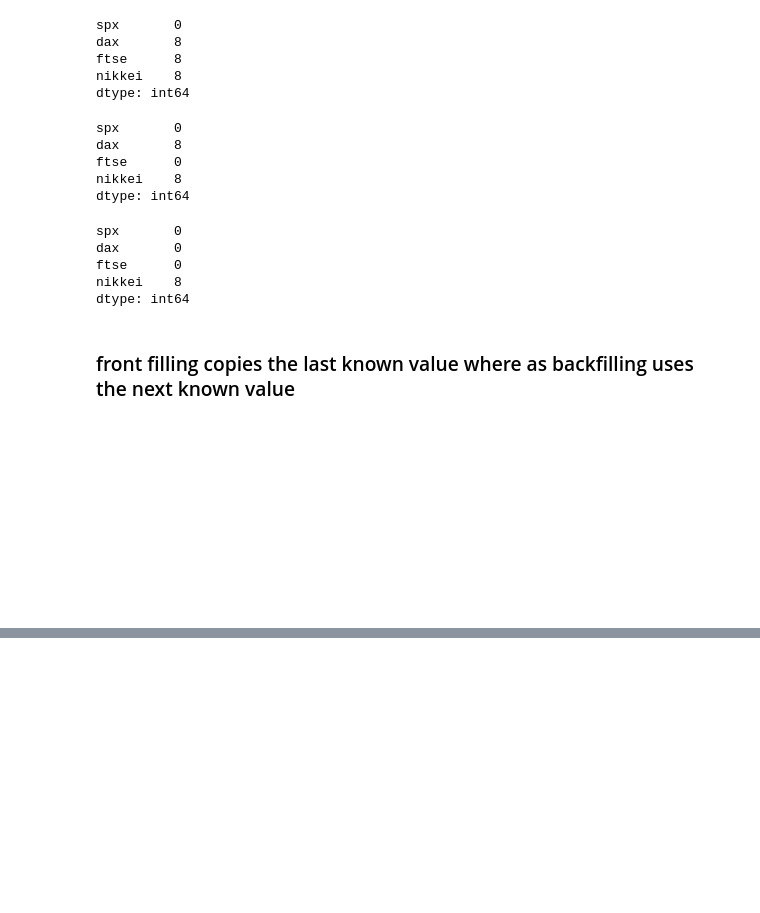
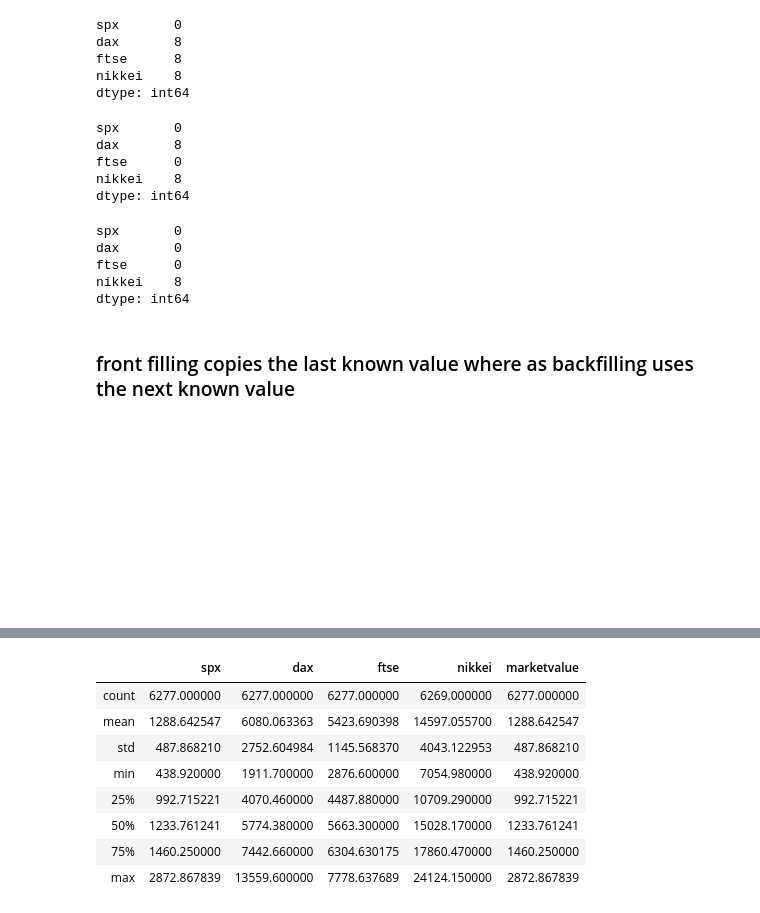
Before and after one commit to vishaldubey180/time-series-analysis-with-python, a Jupyter notebook: Creating a time series objects in python.ipynb, the cells around one changed output, grey strips where cells are left out. Drawn from its saved outputs; the diff is of its cells as text; code cells hidden in the pictures; blank space fills up the shorter version.

```diff
--- a/Creating a time series objects in python.ipynb
+++ b/Creating a time series objects in python.ipynb
@@ -246,0 +252,14 @@ dtype: int64
+# %%
+df_comp['marketvalue'] = df_comp.spx # we have copied data os spx into new column marketvalue
+# %%
+df_comp.describe()
+# %% [output]
+|  | spx | dax | ftse | nikkei | marketvalue |
+| count | 6277.000000 | 6277.000000 | 6277.000000 | 6269.000000 | 6277.000000 |
+| mean | 1288.642547 | 6080.063363 | 5423.690398 | 14597.055700 | 1288.642547 |
+| std | 487.868210 | 2752.604984 | 1145.568370 | 4043.122953 | 487.868210 |
+| min | 438.920000 | 1911.700000 | 2876.600000 | 7054.980000 | 438.920000 |
+| 25% | 992.715221 | 4070.460000 | 4487.880000 | 10709.290000 | 992.715221 |
+| 50% | 1233.761241 | 5774.380000 | 5663.300000 | 15028.170000 | 1233.761241 |
+| 75% | 1460.250000 | 7442.660000 | 6304.630175 | 17860.470000 | 1460.250000 |
+| max | 2872.867839 | 13559.600000 | 7778.637689 | 24124.150000 | 2872.867839 |
```
Also changed, not shown: parts of 21 cells of this notebook.
